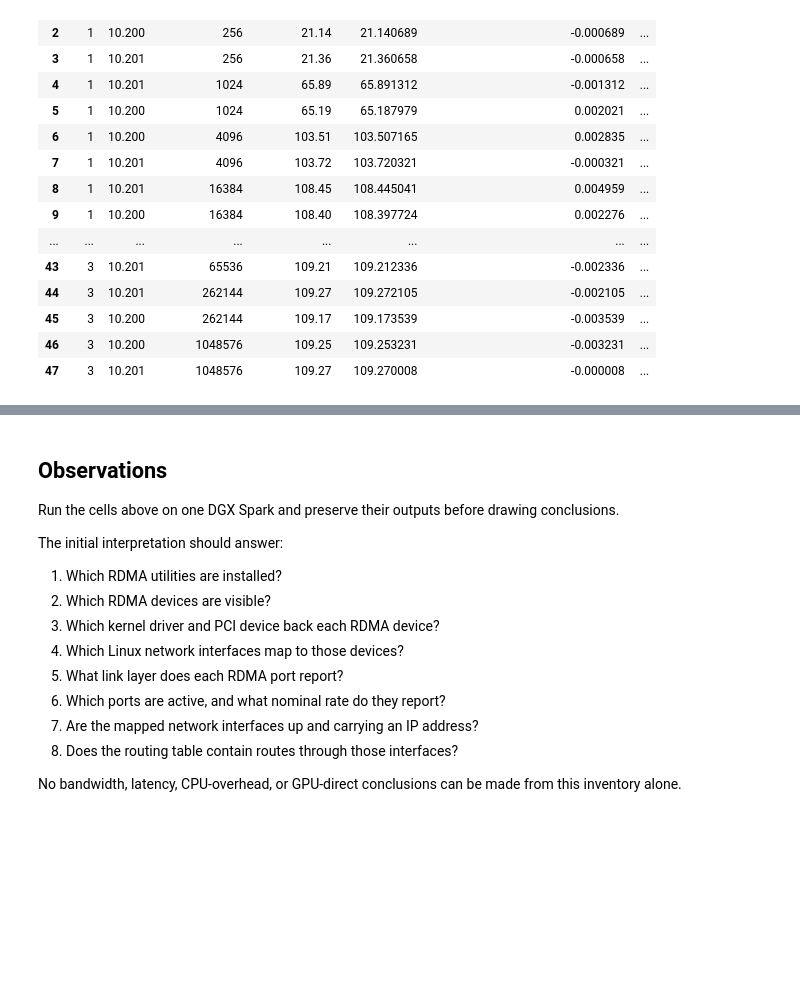
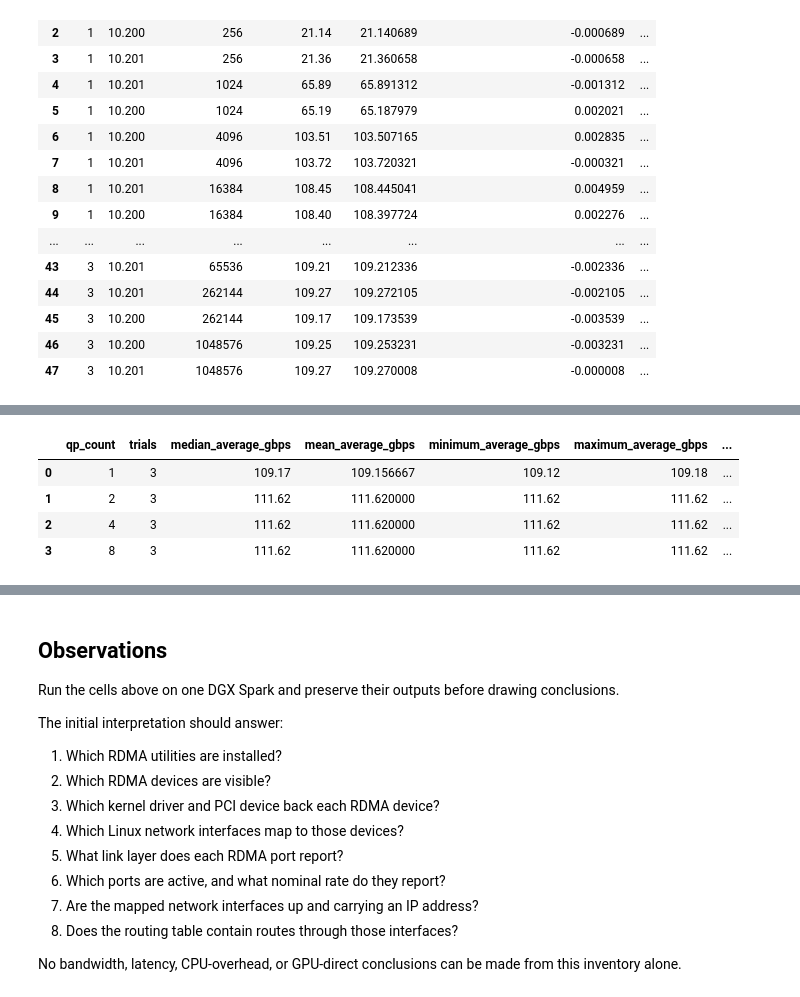
Before and after one commit to coert/dgx-spark-lab, a Jupyter notebook: experiments/00-foundations/09-rdma-fundamentals.ipynb, the cells around one changed output, grey strips where cells are left out. Cells and saved outputs as stored; diff of their text form; code cells hidden in the pictures; blank space fills up the shorter version.

```diff
--- a/experiments/00-foundations/09-rdma-fundamentals.ipynb
+++ b/experiments/00-foundations/09-rdma-fundamentals.ipynb
@@ -2503,0 +2764,31 @@ display(
+# %%
+multi_qp_summary_df = multi_qp_results_df.groupby("qp_count", as_index=False).agg(
+    trials=("trial", "count"),
+    median_average_gbps=("average_gbps", "median"),
+    mean_average_gbps=("average_gbps", "mean"),
+    minimum_average_gbps=("average_gbps", "min"),
+    maximum_average_gbps=("average_gbps", "max"),
+    median_message_rate_mpps=("message_rate_mpps", "median"),
+)
+
+single_qp_median = float(
+    multi_qp_summary_df.loc[
+        multi_qp_summary_df["qp_count"] == 1,
+        "median_average_gbps",
+    ].iloc[0]
+)
+
+multi_qp_summary_df["speedup_over_one_qp"] = (
+    multi_qp_summary_df["median_average_gbps"] / single_qp_median
+)
+multi_qp_summary_df["nominal_link_utilization"] = (
+    multi_qp_summary_df["median_average_gbps"] / 200
+)
+
+display(multi_qp_summary_df)
+# %% [output]
+|  | qp_count | trials | median_average_gbps | mean_average_gbps | minimum_average_gbps | maximum_average_gbps | ... |
+| 0 | 1 | 3 | 109.17 | 109.156667 | 109.12 | 109.18 | ... |
+| 1 | 2 | 3 | 111.62 | 111.620000 | 111.62 | 111.62 | ... |
+| 2 | 4 | 3 | 111.62 | 111.620000 | 111.62 | 111.62 | ... |
+| 3 | 8 | 3 | 111.62 | 111.620000 | 111.62 | 111.62 | ... |
```
Also changed, not shown: parts of 7 cells of this notebook.
